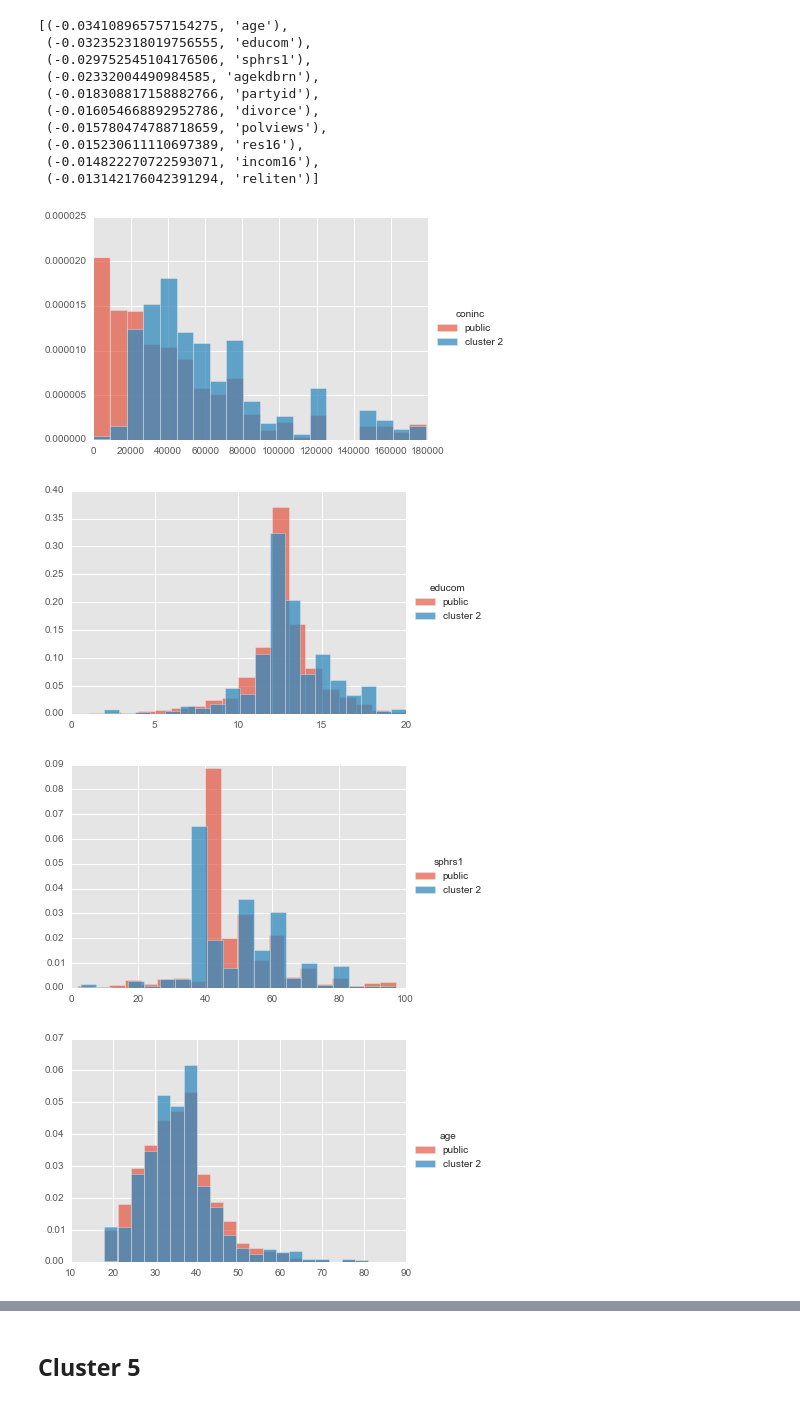
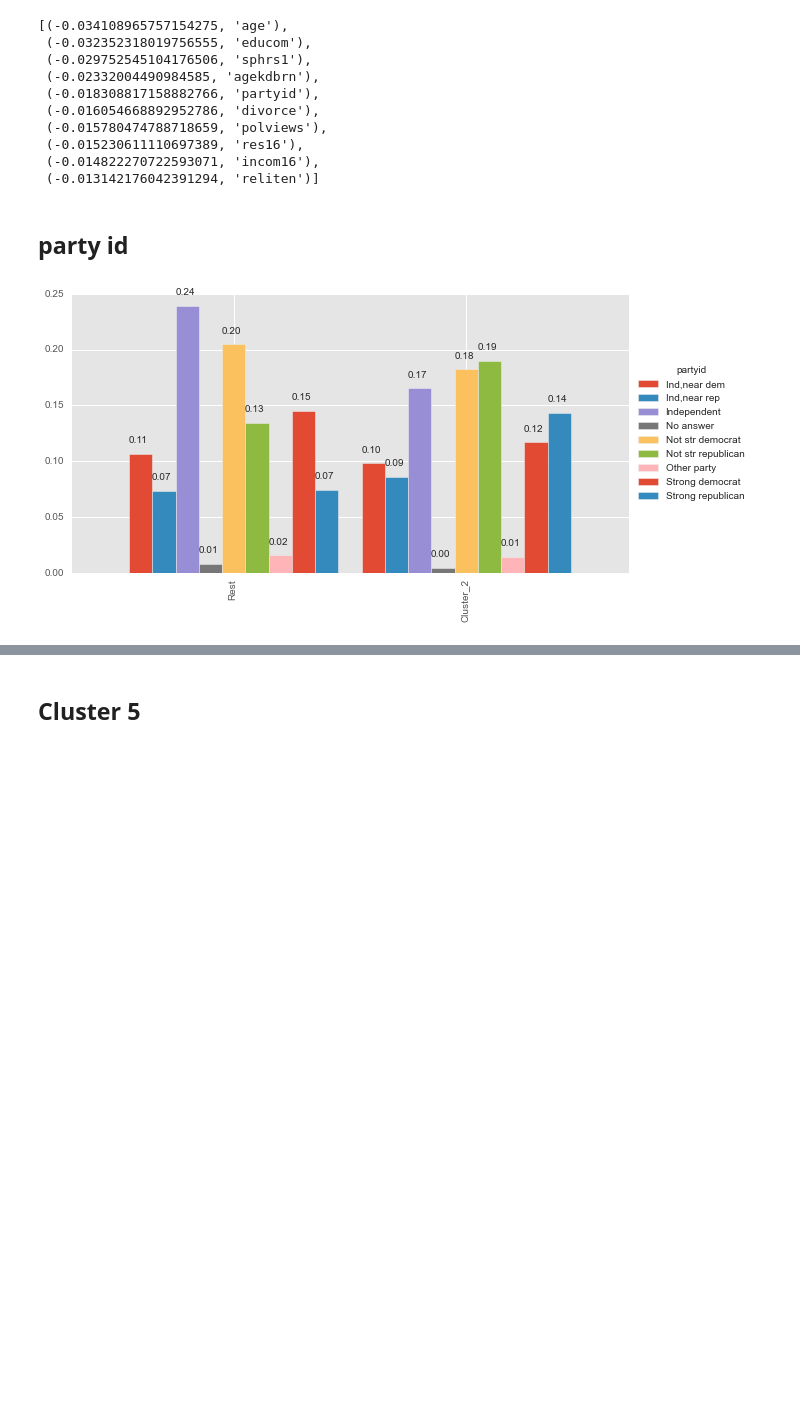
Before and after one commit to banjopickin/women_workforce, a Jupyter notebook: cluster_study.ipynb, the cells around one changed output, grey strips where cells are left out. Cells and saved outputs as stored; diff of their text form; code cells hidden in the pictures; blank space fills up the shorter version.

```diff
--- a/cluster_study.ipynb
+++ b/cluster_study.ipynb
@@ -141,10 +146,9 @@ sort_feature_means(c2,10)
  (-0.015230611110697389, 'res16'),
  (-0.014822270722593071, 'incom16'),
  (-0.013142176042391294, 'reliten')]
+# %% [markdown]
+## party id
 # %%
-one_pub_all(df,2)
+one_res_bar(df,2,'partyid')
 # %% [output]
-[figure, old version]
+[figure, new version]
-[figure, removed]
-[figure, removed]
-[figure, removed]
```
Also changed, not shown: parts of 72 cells of this notebook, 2 other files.
